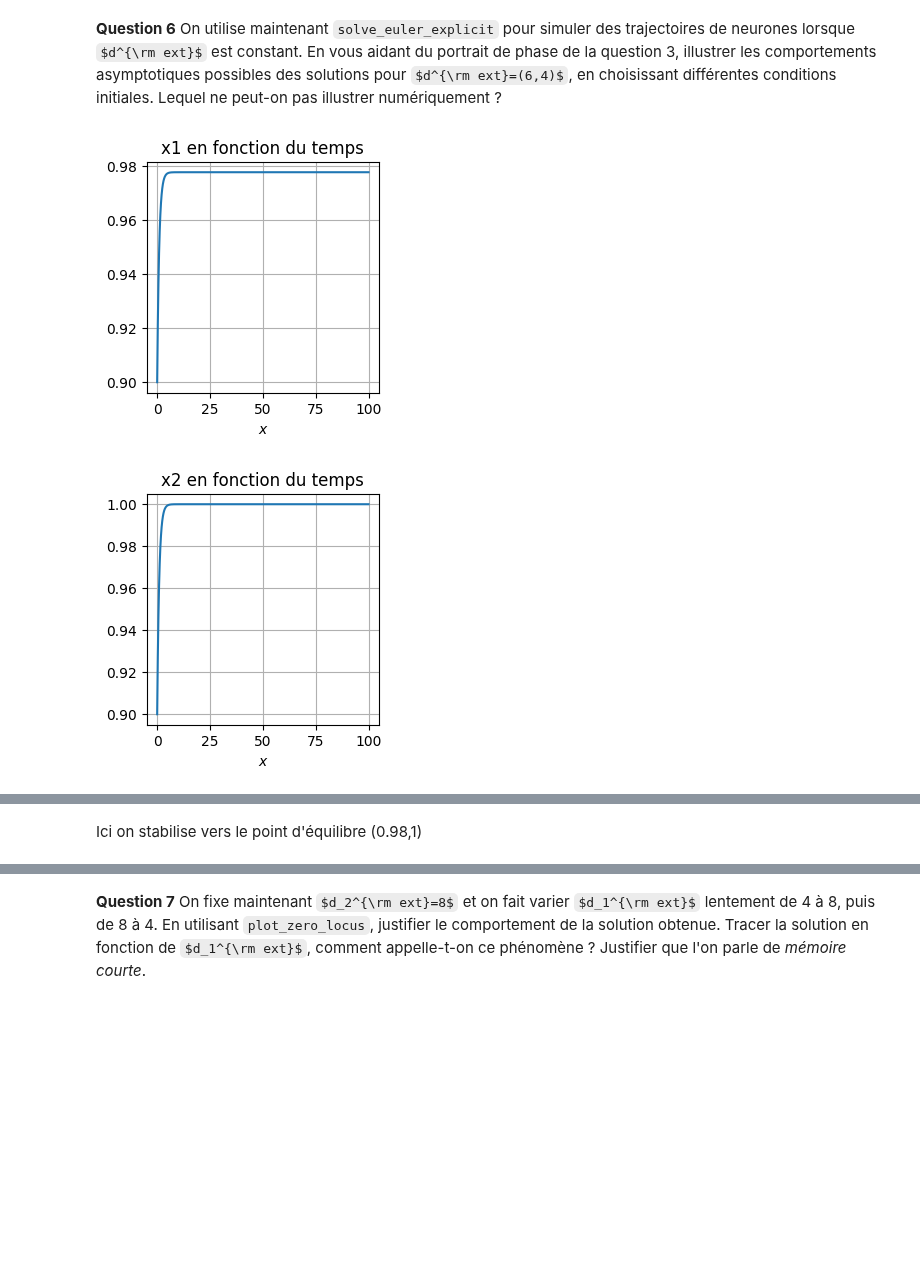
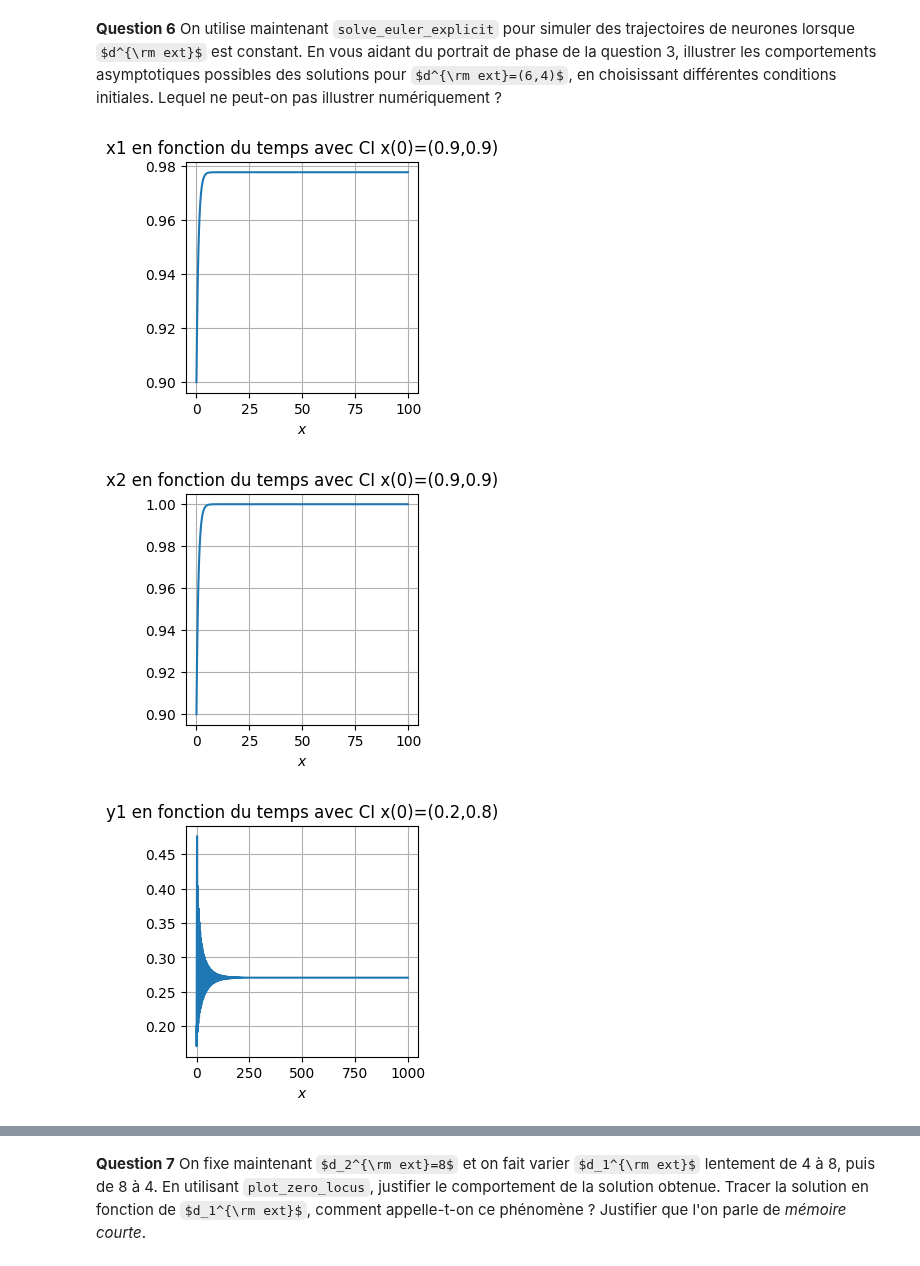
Before and after one commit to JulieBoyer/CotteBoyer, a Jupyter notebook: Projet_Eq_Diff.ipynb, the cells around one changed output, grey strips where cells are left out. Drawn from its saved outputs; the diff is of its cells as text; code cells hidden in the pictures; some formulas as TeX source; blank space fills up the shorter version.

```diff
--- a/Projet_Eq_Diff.ipynb
+++ b/Projet_Eq_Diff.ipynb
@@ -286,28 +286,49 @@ L'ordre est alors $k_{max}+1$
 # %%
 def f_d_ext_constant(t,x):
     d_ext = np.array([6.0,4.0])
     return -x + sigmoid(np.dot(W,x)+d_ext)
 
 x0 = (0.9,0.9)
 dt = 0.1
 t0, tf = 0.0, 100.0
 time, x = solve_euler_explicit(f_d_ext_constant, x0, dt, t0, tf)
 x1=np.array([x[i][0] for i in range(len(x))])
 x2=np.array([x[i][1] for i in range(len(x))])
 
 plt.figure()
 plt.plot(time,x1)
 plt.grid(True)
 plt.xlabel('$x$')
-plt.title("x1 en fonction du temps")
+plt.title("x1 en fonction du temps avec CI x(0)=(0.9,0.9)")
 plt.show()
 
 plt.figure()
 plt.plot(time,x2)
 plt.grid(True)
 plt.xlabel('$x$')
-plt.title("x2 en fonction du temps")
+plt.title("x2 en fonction du temps avec CI x(0)=(0.9,0.9)")
 plt.show()
+
+y0 = (0.2,0.8)
+tf_=1000
+time_, y = solve_euler_explicit(f_d_ext_constant, y0, dt, t0, tf_)
+y1=np.array([y[i][0] for i in range(len(y))])
+y2=np.array([y[i][1] for i in range(len(y))])
+
+plt.figure()
+plt.plot(time_,y1)
+plt.grid(True)
+plt.xlabel('$x$')
+plt.title("y1 en fonction du temps avec CI x(0)=(0.2,0.8)")
+plt.show()
+
+plt.figure()
+plt.plot(time_,y2)
+plt.grid(True)
+plt.xlabel('$x$')
+plt.title("y2 en fonction du temps avec CI x(0)=(0.2,0.8)")
+plt.show()
 # %% [output]
-[figure, old version]
+[figure, new version]
-[figure, old version]
+[figure, new version]
+[figure, added]
@@ -314,2 +335,0 @@ plt.show()
-# %% [markdown]
-Ici on stabilise vers le point d'équilibre (0.98,1)
```
Also changed, not shown: parts of 6 cells of this notebook.
